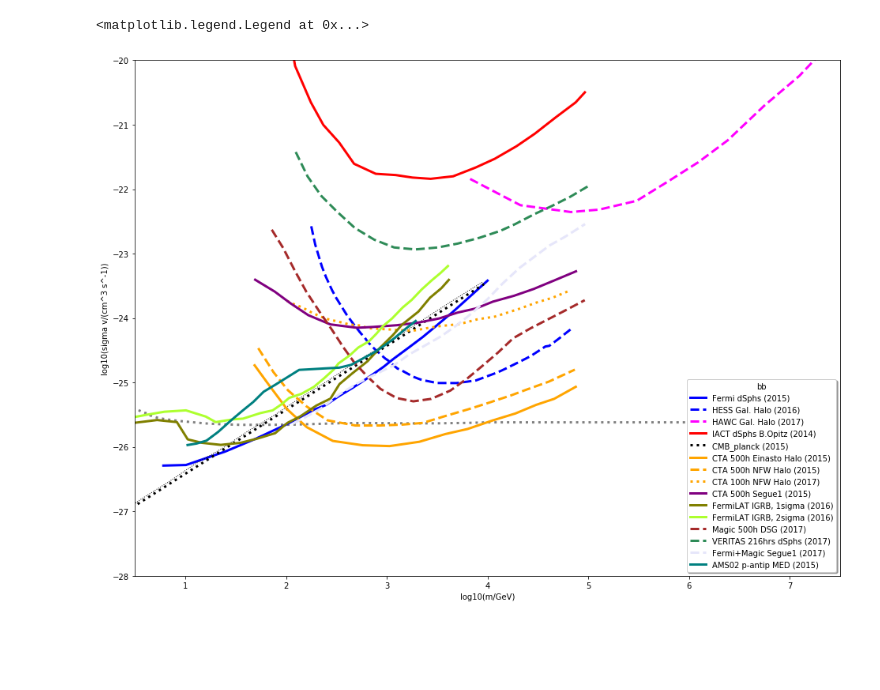
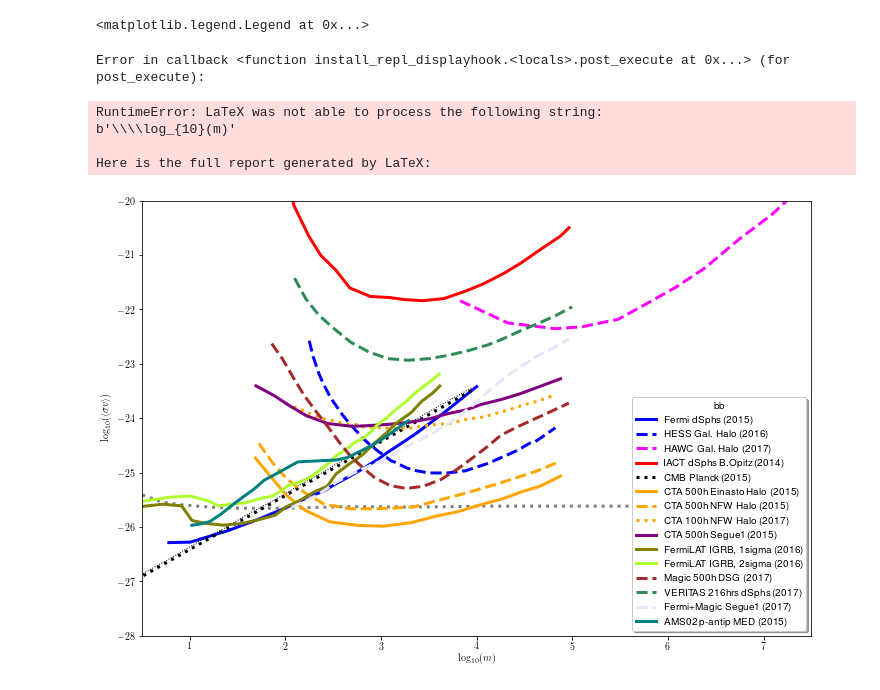
Before and after one commit to dieterhorns/plot_idm, a Jupyter notebook: plot_idm_limits.ipynb, the cells around one changed output. Drawn from its saved outputs; the diff is of its cells as text; code cells hidden in the pictures; blank space fills up the shorter version.

Commit message:
Fiddling around with the axes labels I dont like the current style, needs to be larger and also typeset using latex

```diff
--- a/plot_idm_limits.ipynb
+++ b/plot_idm_limits.ipynb
@@ -437,11 +438,11 @@ CTA2017_nfw=np.array(
 [4.82077424432, -23.5700514908]]
 )
 # %%
+plt.figure(figsize=(12,8))
+plt.axis([0.5,7.5,-28,-20])
 
-plt.figure(figsize=(16,12))
-plt.axis([0.5,7.5,-28,-20])
-plt.xlabel('log10(m/GeV)')
-plt.ylabel('log10(sigma v/(cm^3 s^-1))')
+plt.xlabel(r'\log_{10}(m)')
+plt.ylabel(r'\log_{10}(\langle \sigma v \rangle)')
 plt.plot(np.log10(steigman2012[:,0]),np.log10(steigman2012[:,1])-26.,color='grey',linestyle=':',linewidth=3)
 
 plt.plot(fermi2015[:,0],fermi2015[:,1],color='blue',linestyle='-',linewidth=3,label="Fermi dSphs (2015)")
@@ -450,33 +451,38 @@ plt.plot(hess2016[:,0],hess2016[:,1],color='blue',linestyle='--',linewidth=3,lab
 
 plt.plot(hawc2017[:,0],hawc2017[:,1],color='magenta',linestyle='--',linewidth=3,label="HAWC Gal. Halo (2017)")
 
 plt.plot(Optiz2014[:,0],Optiz2014[:,1],color='red',linestyle='-',linewidth=3,label="IACT dSphs B.Opitz (2014)")
 
-plt.plot(CMB_planck2015[:,0],CMB_planck2015[:,1],color='black',linestyle=':',linewidth=3,label="CMB_planck (2015)")
+plt.plot(CMB_planck2015[:,0],CMB_planck2015[:,1],color='black',linestyle=':',linewidth=3,label="CMB Planck (2015)")
 
-plt.plot(CMB_planck2015_ic[:,0]-1.,CMB_planck2015_ic[:,1],color='black',linestyle=':',linewidth=1,label="CMB_planck (2015)")
+plt.plot(CMB_planck2015_ic[:,0]-1.,CMB_planck2015_ic[:,1],color='black',linestyle=':',linewidth=1,label="CMB Planck (2015)")
 
 plt.plot(CTA_halo_Einasto[:,0],CTA_halo_Einasto[:,1],color='orange',linestyle='-',linewidth=3,label="CTA 500h Einasto Halo (2015)")
 
 plt.plot(CTA_halo_NFW[:,0],CTA_halo_NFW[:,1],color='orange',linestyle='--',linewidth=3,label="CTA 500h NFW Halo (2015)")
 
 plt.plot(CTA2017_nfw[:,0],CTA2017_nfw[:,1],color='orange',linestyle=':',linewidth=3,label="CTA 100h NFW Halo (2017)")
 
 
 plt.plot(CTA_Segue1[:,0],CTA_Segue1[:,1],color='purple',linestyle='-',linewidth=3,label="CTA 500h Segue1 (2015)")
 
 plt.plot(Fermi_IGRB_1[:,0]-1,Fermi_IGRB_1[:,1],color='olive',linestyle='-',linewidth=3,label="FermiLAT IGRB, 1sigma (2016)")
 plt.plot(Fermi_IGRB_2[:,0]-1,Fermi_IGRB_2[:,1],color='greenyellow',linestyle='-',linewidth=3,label="FermiLAT IGRB, 2sigma (2016)")
 
 plt.plot(Magic_500[:,0],Magic_500[:,1],color='brown',linestyle='--',linewidth=3,label="Magic 500h DSG (2017)")
 
 plt.plot(Veritas_216[:,0],Veritas_216[:,1],color='seagreen',linestyle='--',linewidth=3,label="VERITAS 216hrs dSphs (2017)")
 
 plt.plot(Fermi_Magic_Segue1 [:,0],Fermi_Magic_Segue1 [:,1],color='lavender',linestyle='--',linewidth=3,label="Fermi+Magic Segue1 (2017)")
 
 plt.plot(AMS02_2015[:,0],AMS02_2015[:,1],color='teal',linestyle='-',linewidth=3,label="AMS02 p-antip MED (2015)")
 
 plt.legend(loc="lower right",title="bb",shadow=True)
 # %% [output]
 <matplotlib.legend.Legend at 0x...>
+Error in callback <function install_repl_displayhook.<locals>.post_execute at 0x...> (for post_execute):
+RuntimeError: LaTeX was not able to process the following string:
+b'\\\\log_{10}(m)'
+
+Here is the full report generated by LaTeX:
-[figure, old version]
+[figure, new version]
```
Also changed, not shown: parts of 1 cell of this notebook.
